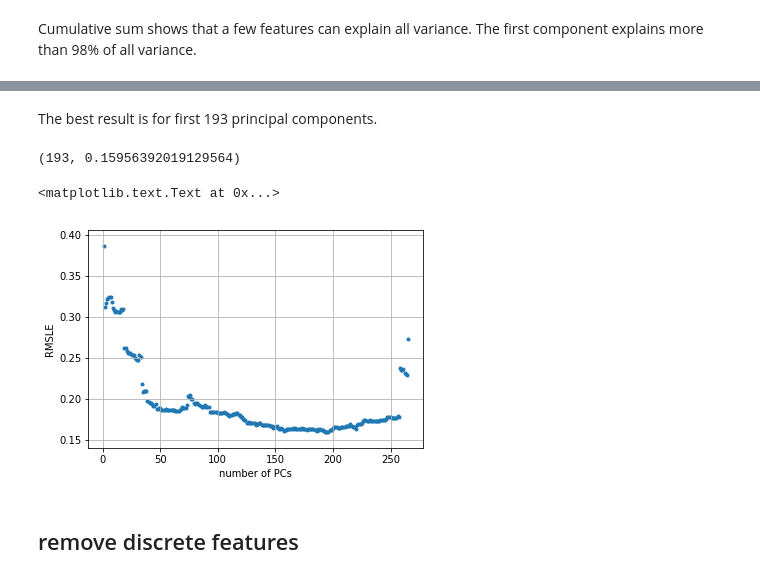
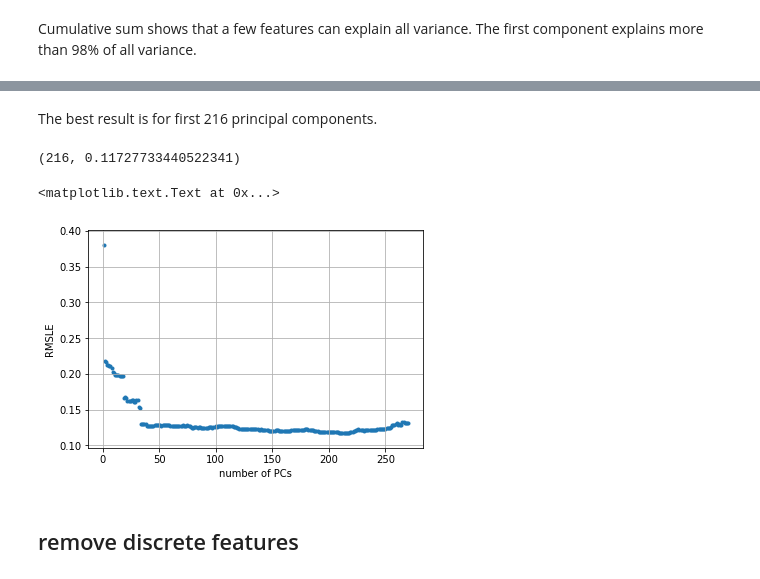
Before and after one commit to podondra/data-preprocessing, a Jupyter notebook: hw5/05-pca-lda.ipynb, the cells around one changed output, grey strips where cells are left out. Drawn from its saved outputs; the diff is of its cells as text; code cells hidden in the pictures.

```diff
--- a/hw5/05-pca-lda.ipynb
+++ b/hw5/05-pca-lda.ipynb
@@ -19,3 +19,5 @@ from sklearn.preprocessing import StandardScaler
 from sklearn.feature_selection import VarianceThreshold, SelectKBest, f_regression, mutual_info_regression, RFE
 # %%
 %matplotlib inline
+# %%
+data_file = 'data/data.csv'
@@ -22,5 +41,5 @@ from sklearn.feature_selection import VarianceThreshold, SelectKBest, f_regressi
 # %%
-data = pandas.read_csv('data/data.csv', index_col='Id')
+data = pandas.read_csv(data_file, index_col='Id')
 data = data.drop(['Unnamed: 0'], axis=1)
 data.info()
 data.head()
@@ -74,0 +99,7 @@ X.shape, X_te.shape
+# %%
+scaler = StandardScaler()
+float_columns = ['1stFlrSF', '2ndFlrSF', 'LowQualFinSF', 'GrLivArea']
+scaler.fit(X[float_columns])
+
+X.loc[:, float_columns] = scaler.transform(X[float_columns])
+X_te.loc[:, float_columns] = scaler.transform(X_te[float_columns])
@@ -139,0 +177,3 @@ After 265 pricipal component as input to the classifier the RMSLE increases dram
+# %%
+reasonable = 270
+rmsles[:reasonable]
@@ -183,17 +220,17 @@ array([ 0.38620412,  0.31143936,  0.3164349 ,  0.32116586,  0.32273015,
 # %% [markdown]
-The best result is for first 193 principal components.
+The best result is for first 216 principal components.
 # %%
 numpy.argmin(rmsles) + 1, numpy.min(rmsles)
 # %% [output]
-(193, 0.15956392019129564)
+(216, 0.11727733440522341)
 # %%
-pyplot.scatter(range(1, pca.n_components_ + 1)[:265], rmsles[:265], marker='.')
+pyplot.scatter(range(1, pca.n_components_ + 1)[:reasonable], rmsles[:reasonable], marker='.')
 pyplot.grid()
 pyplot.ylabel('RMSLE')
 pyplot.xlabel('number of PCs')
 # %% [output]
 <matplotlib.text.Text at 0x...>
-[figure, old version]
+[figure, new version]
 # %% [markdown]
 ## remove discrete features
 # %%
```
Also changed, not shown: parts of 52 cells of this notebook.
